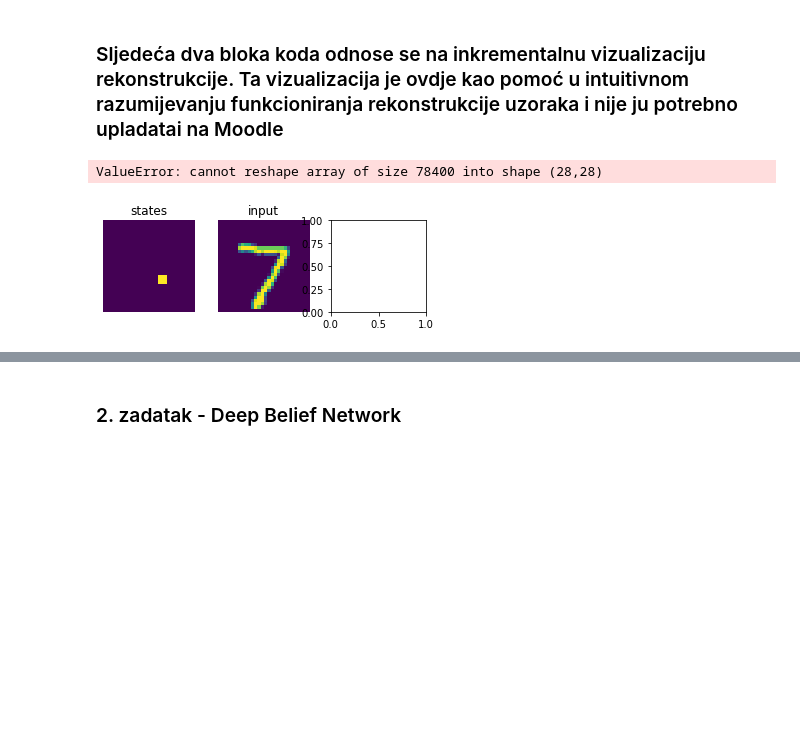
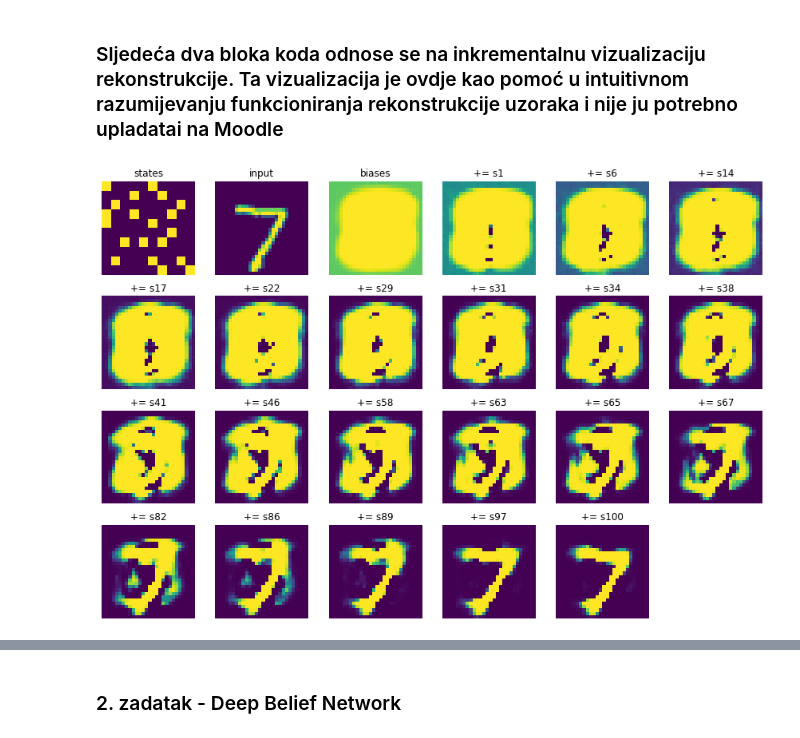
Before and after one commit to dinogrgic1/fer-deep-learning-2-labs, a Jupyter notebook: lab3/lab3.ipynb, the cells around one changed output, grey strips where cells are left out. Saved outputs shown, nothing was run; the diff lists cells and outputs as text; code cells hidden in the pictures; blank space fills up the shorter version.

```diff
--- a/lab3/lab3.ipynb
+++ b/lab3/lab3.ipynb
@@ -193,5 +188,5 @@ cuda:0
 # %%
-BATCH_SIZE = 100
+BATCH_SIZE = 50
 EPOCHS = 100
 VISIBLE_SIZE = 784
 HIDDEN_SIZE = 100
@@ -307,5 +303,5 @@ class RBM():
 # %%
-model = RBM(visible_size=VISIBLE_SIZE, hidden_size=HIDDEN_SIZE, cd_k=1)
+model = RBM(visible_size=VISIBLE_SIZE, hidden_size=HIDDEN_SIZE, cd_k=GIBBS_SAMPLING_STEPS)
 # %%
 for curr_epoch in tqdm.tqdm(range(0, EPOCHS)):
     for sample, label in train_loader:
@@ -383,13 +390,12 @@ def reconstruct(ind, states, orig, weights, biases, h1_shape=(10, 10), v_shape=(
 # %%
 sample, _ = next(iter(test_loader))
 sample = sample[0, ...].view(-1, 784)
 
 h0_prob, h0, h1_prob, h1, v1_prob, v1 = model(sample)
 
-reconstruct(0, h1.numpy(), sample.numpy(), model.W.numpy(), model.v_bias.numpy())
+reconstruct(0, h1(), sample.numpy(), model.W.numpy(), model.v_bias.numpy())
 # %% [output]
-ValueError: cannot reshape array of size 78400 into shape (28,28)
-[figure, old version]
+[figure, new version]
 # %%
 # Generiranje uzoraka iz slučajnih vektora
 r_input = np.random.rand(100, HIDDEN_SIZE)
```
Also changed, not shown: parts of 10 cells of this notebook, 2 other files.
